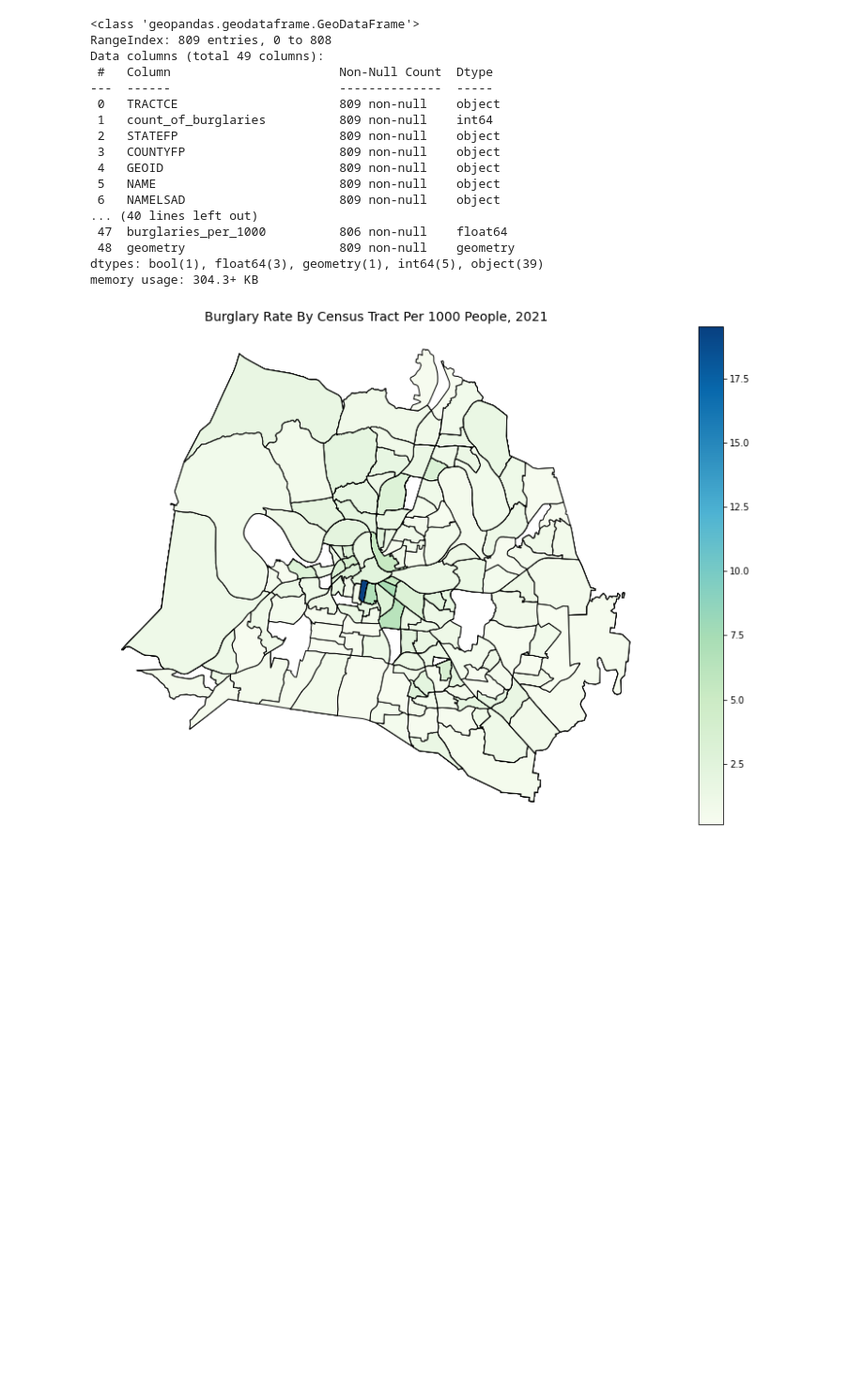
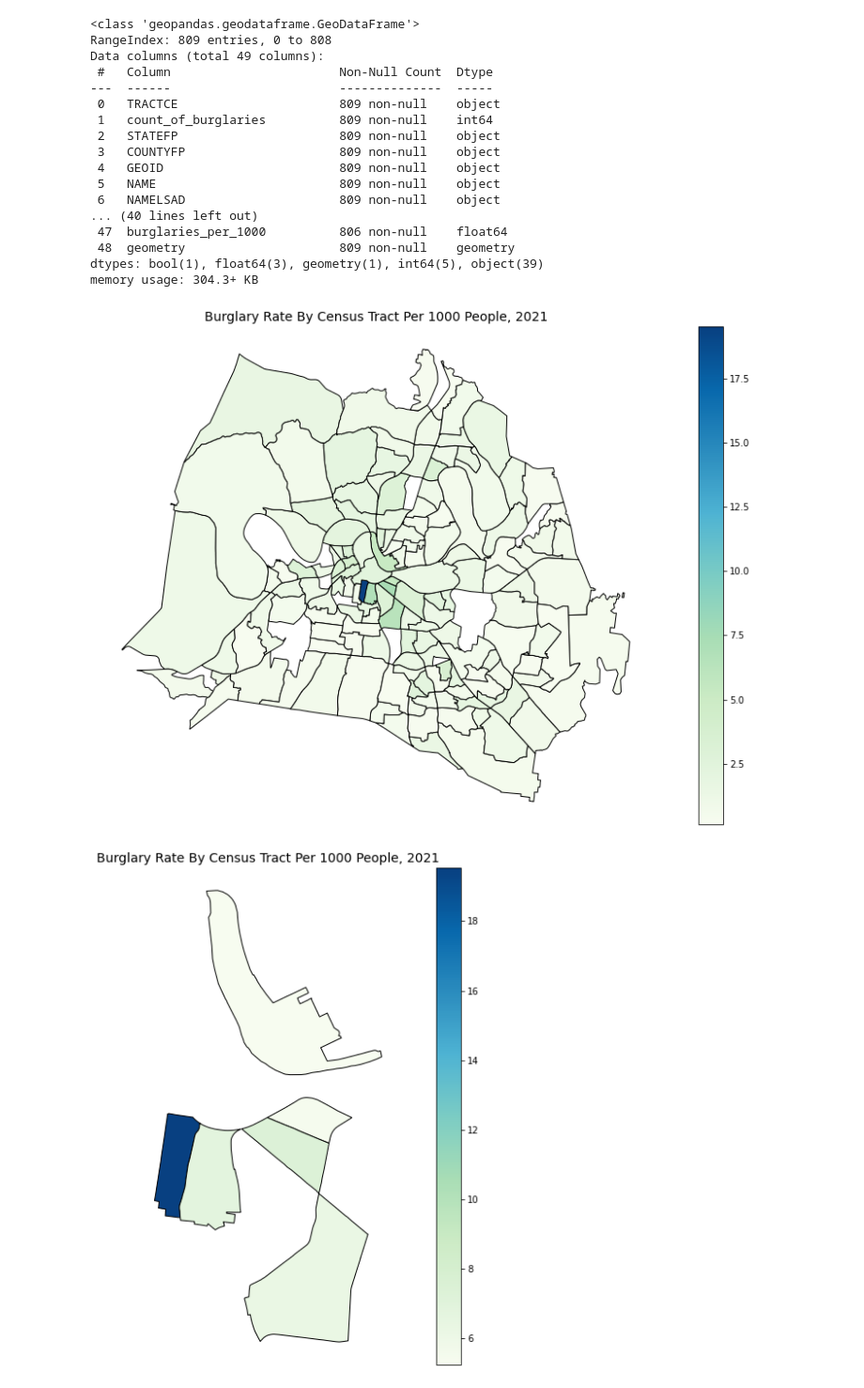
Before and after one commit to nss-data-science-cohort-5/geospatial_api-orange-oscelots, a Jupyter notebook: notebooks/chris_mulvey_chloropleth.ipynb, the cells around one changed output. Shown at 94% size. Saved outputs shown, nothing was run; the diff lists cells and outputs as text; code cells hidden in the pictures; blank space fills up the shorter version.

```diff
--- a/notebooks/chris_mulvey_chloropleth.ipynb
+++ b/notebooks/chris_mulvey_chloropleth.ipynb
@@ -25,6 +27,8 @@ Data columns (total 49 columns):
  48  geometry                     809 non-null    geometry
 dtypes: bool(1), float64(3), geometry(1), int64(5), object(39)
 memory usage: 304.3+ KB
+# %%
+burglaries = burglaries.drop_duplicates(subset = 'TRACTCE')
 # %%
 fig, ax = plt.subplots(figsize=(17,10))
 burglaries.plot(column = 'burglaries_per_1000',
@@ -35,4 +39,17 @@ burglaries.plot(column = 'burglaries_per_1000',
 ax.axis('off')
 plt.title('Burglary Rate By Census Tract Per 1000 People, 2021', fontsize = 14);
 # %% [output]
-[figure, old version]
+[figure, new version]
+# %%
+zoom = burglaries[burglaries['burglaries_per_1000'] > 5]
+# %%
+fig, ax = plt.subplots(figsize=(17,10))
+zoom.plot(column = 'burglaries_per_1000',
+               cmap = 'GnBu',
+               edgecolor = 'black',
+               legend = True,
+               ax = ax)
+ax.axis('off')
+plt.title('Burglary Rate By Census Tract Per 1000 People, 2021', fontsize = 14);
+# %% [output]
+[figure, added]
```
Also changed, not shown: parts of 5 cells of this notebook.
